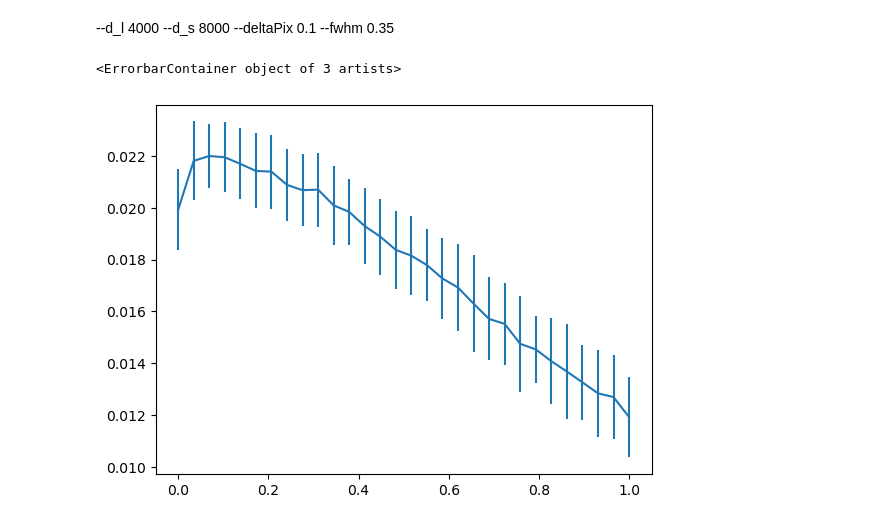
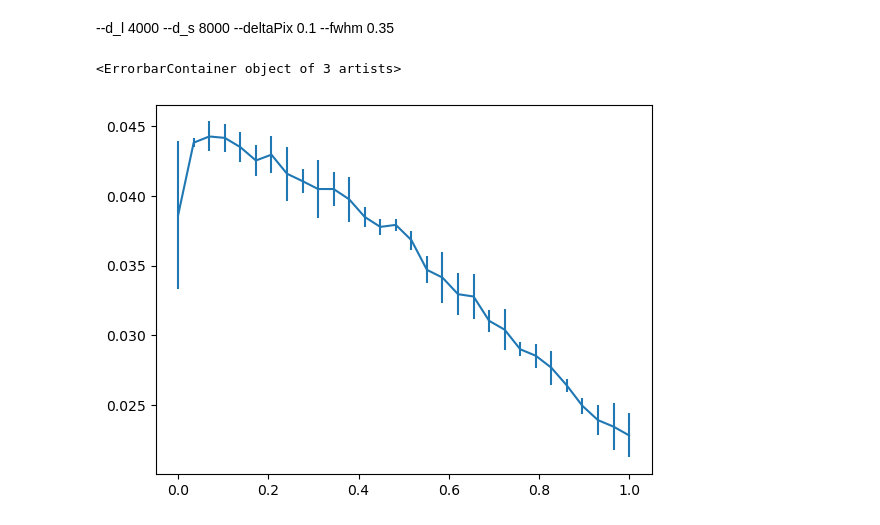
Before and after one commit to MeloDi-23/lenstronomy-image-mock, a Jupyter notebook: plot_e.ipynb, the cells around one changed output. Cells and saved outputs as stored; diff of their text form; code cells hidden in the pictures.

```diff
--- a/plot_e.ipynb
+++ b/plot_e.ipynb
@@ -24,8 +24,8 @@ ax.plot_surface(xx, yy, e)
 # %% [markdown]
  --d_l 4000 --d_s 8000 --deltaPix 0.1 --fwhm 0.35
 # %%
-e, err = np.loadtxt('./e-r/high_res_mean_2')
+e, err = np.loadtxt('./e-r/small')
 plt.errorbar(np.linspace(0, 1, len(e)), e, err)
 # %% [output]
 <ErrorbarContainer object of 3 artists>
-[figure, old version]
+[figure, new version]
```
Also changed, not shown: parts of 2 cells of this notebook, 10 other files.
